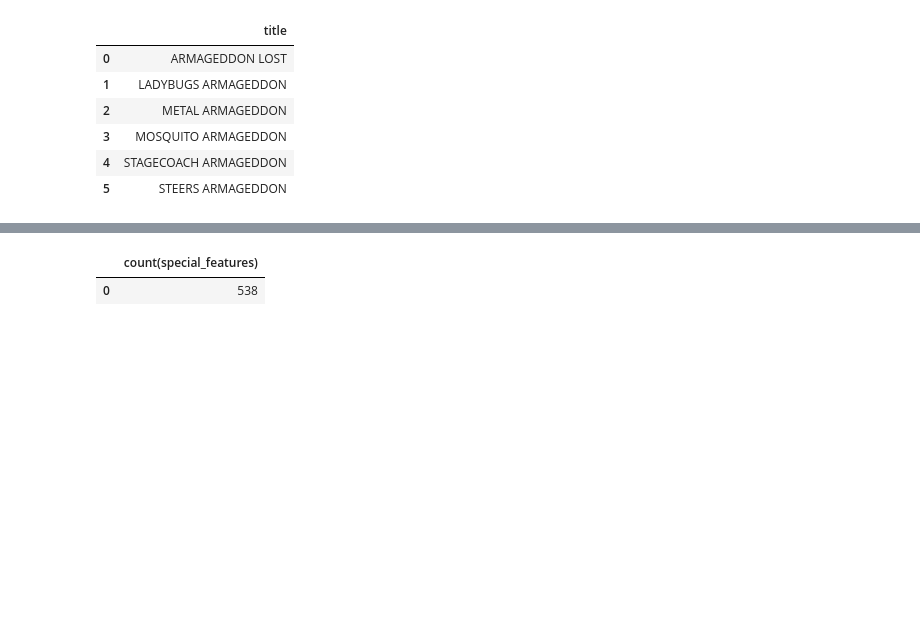
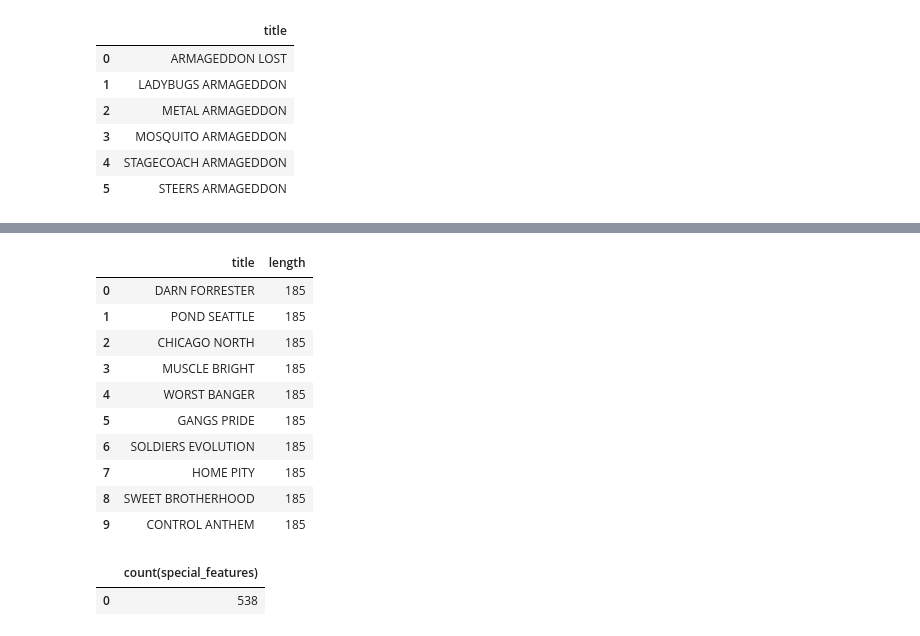
Before and after one commit to hectorfa17/lab-sql-9, a Jupyter notebook: Lab9Solutions-HectorFontenla.ipynb, the cells around one changed output, grey strips where cells are left out. Drawn from its saved outputs; the diff is of its cells as text; code cells hidden in the pictures; blank space fills up the shorter version.

```diff
--- a/Lab9Solutions-HectorFontenla.ipynb
+++ b/Lab9Solutions-HectorFontenla.ipynb
@@ -94,5 +120,24 @@ arma.head(10)
 # %%
 #Get 10 the longest films.
+
+query = '''SELECT title, length FROM film
+ORDER BY length DESC
+LIMIT 10;'''
+
+spefea = pd.read_sql_query(query, engine)
+spefea.head(10)
+# %% [output]
+|  | title | length |
+| 0 | DARN FORRESTER | 185 |
+| 1 | POND SEATTLE | 185 |
+| 2 | CHICAGO NORTH | 185 |
+| 3 | MUSCLE BRIGHT | 185 |
+| 4 | WORST BANGER | 185 |
+| 5 | GANGS PRIDE | 185 |
+| 6 | SOLDIERS EVOLUTION | 185 |
+| 7 | HOME PITY | 185 |
+| 8 | SWEET BROTHERHOOD | 185 |
+| 9 | CONTROL ANTHEM | 185 |
 # %%
 #How many films include Behind the Scenes content?
 
```
Also changed, not shown: parts of 2 cells of this notebook.
